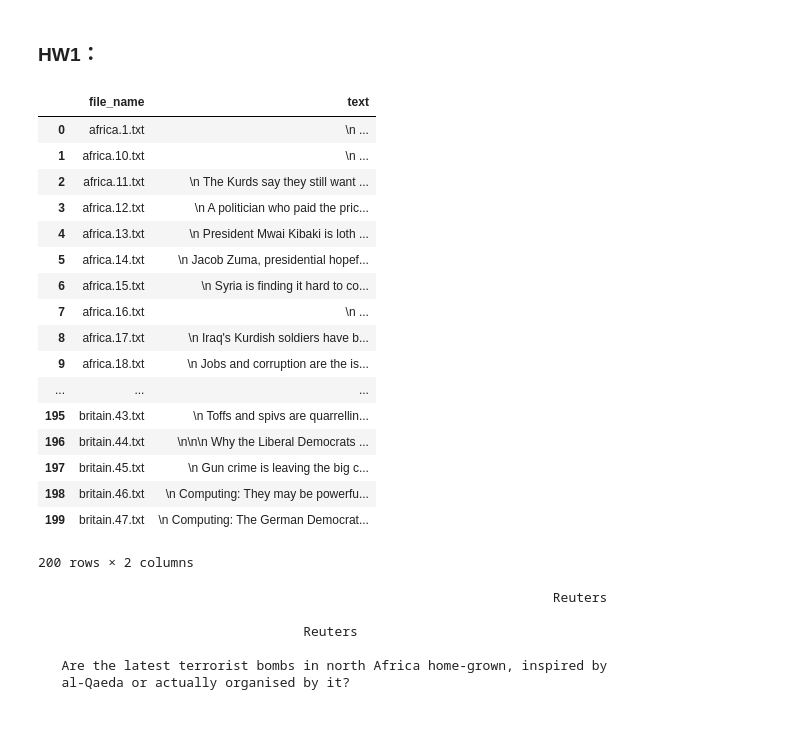
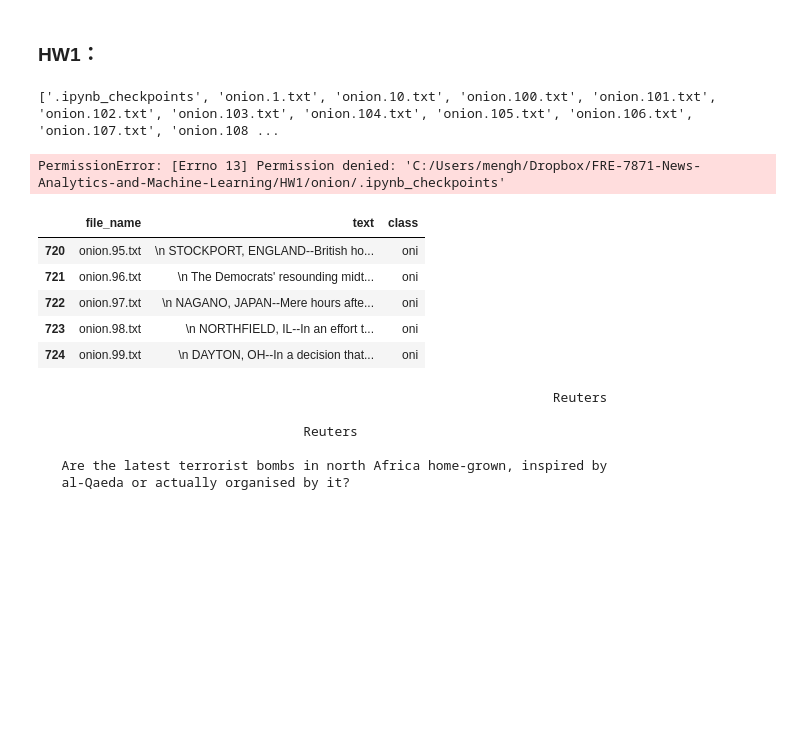
Before and after one commit to bondxue/FRE-7871-News-Analytics-and-Machine-Learning, a Jupyter notebook: HW1/HW1.ipynb, the cells around one changed output. Drawn from its saved outputs; the diff is of its cells as text; code cells hidden in the pictures; blank space fills up the shorter version.

```diff
--- a/HW1/HW1.ipynb
+++ b/HW1/HW1.ipynb
@@ -1,8 +1,10 @@
 # %% [markdown]
 ### HW1：
 # %%
+import pandas as pd
+import os
 
-path = 'C:/Users/mengh/Dropbox/FRE-7871-News-Analytics-and-Machine-Learning/HW1/economist/'
+path = 'C:/Users/mengh/Dropbox/FRE-7871-News-Analytics-and-Machine-Learning/HW1/onion/'
 file_names = os.listdir(path)
 
 print(file_names)
@@ -15,45 +17,57 @@ file_data = (pd.DataFrame.from_dict(file_name_and_text, orient='index')
              .reset_index().rename(index = str, columns = {'index': 'file_name', 0: 'text'}))
 
 file_data.head()
+# %% [output]
+['.ipynb_checkpoints', 'onion.1.txt', 'onion.10.txt', 'onion.100.txt', 'onion.101.txt', 'onion.102.txt', 'onion.103.txt', 'onion.104.txt', 'onion.105.txt', 'onion.106.txt', 'onion.107.txt', 'onion.108 ...
+PermissionError: [Errno 13] Permission denied: 'C:/Users/mengh/Dropbox/FRE-7871-News-Analytics-and-Machine-Learning/HW1/onion/.ipynb_checkpoints'
 # %%
 import pandas as pd
 import os
 
-path = 'C:/Users/mengh/Dropbox/FRE-7871-News-Analytics-and-Machine-Learning/HW1/economist/'
-sub_path_names = os.listdir(path)
+econ_path = 'C:/Users/mengh/Dropbox/FRE-7871-News-Analytics-and-Machine-Learning/HW1/economist/'
+onion_path = 'C:/Users/mengh/Dropbox/FRE-7871-News-Analytics-and-Machine-Learning/HW1/onion/'
 
-# Create Dictionary for File Name and Text
-file_name_and_text = {}
-for sub_path in sub_path_names:
-    file_names = os.listdir(path+sub_path)
-    for file in file_names:
-        if file.endswith(".txt"):
-            with open(path + sub_path + '/'+ file, "r") as target_file:
-                 file_name_and_text[file] = target_file.read()
 
-file_data = (pd.DataFrame.from_dict(file_name_and_text, orient='index')
-             .reset_index().rename(index = str, columns = {'index': 'file_name', 0: 'text'}))
+def data_preparation(path, class_name):
 
-file_data.head(200)
+    # Create Dictionary for File Name and Text
+    file_name_and_text = {}
+
+    if class_name == 'econ':
+        sub_path_names = os.listdir(path)
+
+        for sub_path in sub_path_names:
+            file_names = os.listdir(path+sub_path)
+            for file in file_names:
+                if file.endswith(".txt"):
+                    with open(path + sub_path + '/'+ file, "r") as target_file:
+                         file_name_and_text[file] = target_file.read()
+    else:
+        file_names = os.listdir(path)
+
+        for file in file_names:
+            if file.endswith(".txt"):
+                with open(path + file, "r") as target_file:
+                     file_name_and_text[file] = target_file.read()
+
+    file_data = (pd.DataFrame.from_dict(file_name_and_text, orient='index')
+                 .reset_index().rename(index = str, columns = {'index': 'file_name', 0: 'text'}))
+    file_data['class'] = class_name
+    return file_data
+
+econ_df = data_preparation(econ_path, 'econ')
+onion_df = data_preparation(onion_path, 'oni')
+
+
+
+dataset =  pd.concat([econ_df, onion_df], ignore_index=True)
 # %% [output]
-|  | file_name | text |
-| 0 | africa.1.txt | \n ... |
-| 1 | africa.10.txt | \n ... |
-| 2 | africa.11.txt | \n The Kurds say they still want ... |
-| 3 | africa.12.txt | \n A politician who paid the pric... |
-| 4 | africa.13.txt | \n President Mwai Kibaki is loth ... |
-| 5 | africa.14.txt | \n Jacob Zuma, presidential hopef... |
-| 6 | africa.15.txt | \n Syria is finding it hard to co... |
-| 7 | africa.16.txt | \n ... |
-| 8 | africa.17.txt | \n Iraq's Kurdish soldiers have b... |
-| 9 | africa.18.txt | \n Jobs and corruption are the is... |
-| ... | ... | ... |
-| 195 | britain.43.txt | \n Toffs and spivs are quarrellin... |
-| 196 | britain.44.txt | \n\n\n Why the Liberal Democrats ... |
-| 197 | britain.45.txt | \n Gun crime is leaving the big c... |
-| 198 | britain.46.txt | \n Computing: They may be powerfu... |
-| 199 | britain.47.txt | \n Computing: The German Democrat... |
+|  | file_name | text | class |
+| 720 | onion.95.txt | \n STOCKPORT, ENGLAND--British ho... | oni |
+| 721 | onion.96.txt | \n The Democrats' resounding midt... | oni |
+| 722 | onion.97.txt | \n NAGANO, JAPAN--Mere hours afte... | oni |
+| 723 | onion.98.txt | \n NORTHFIELD, IL--In an effort t... | oni |
+| 724 | onion.99.txt | \n DAYTON, OH--In a decision that... | oni |
-200 rows × 2 columns
 # %%
 print(file_data.loc['0', 'text'])
 # %% [output]
```
